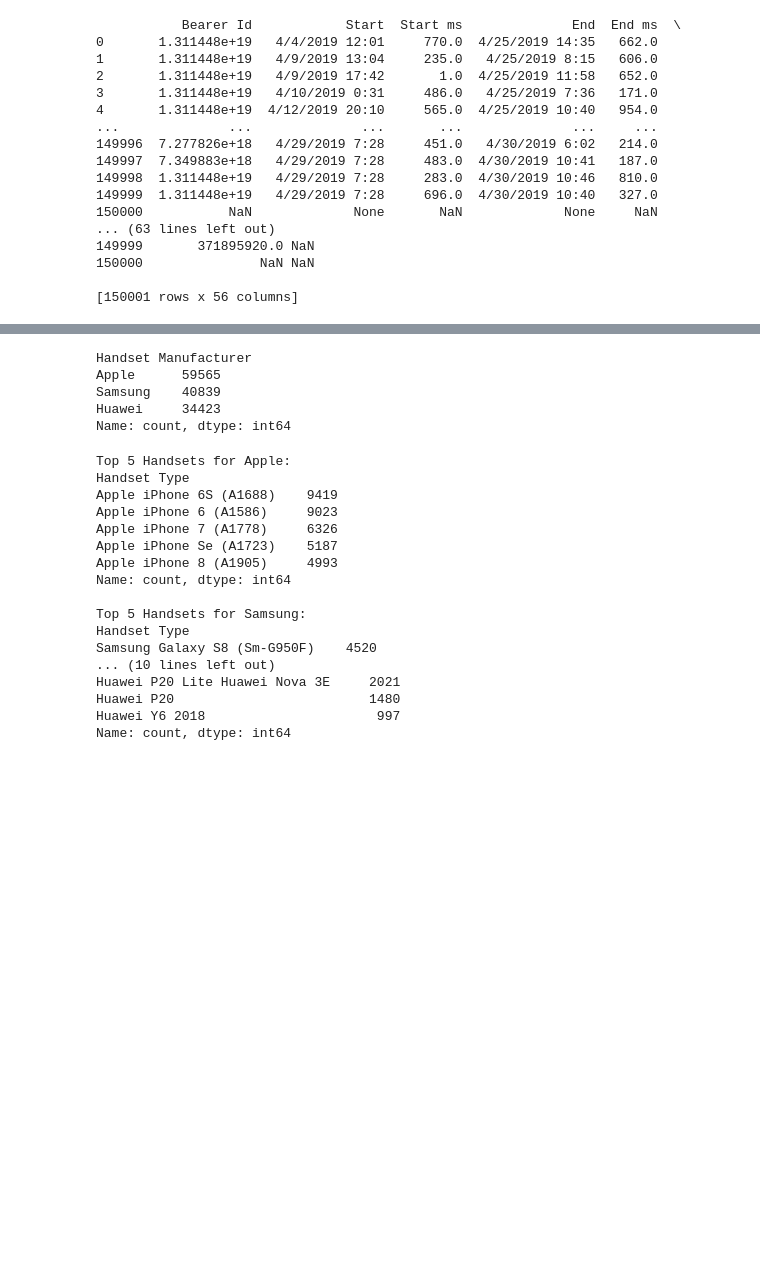
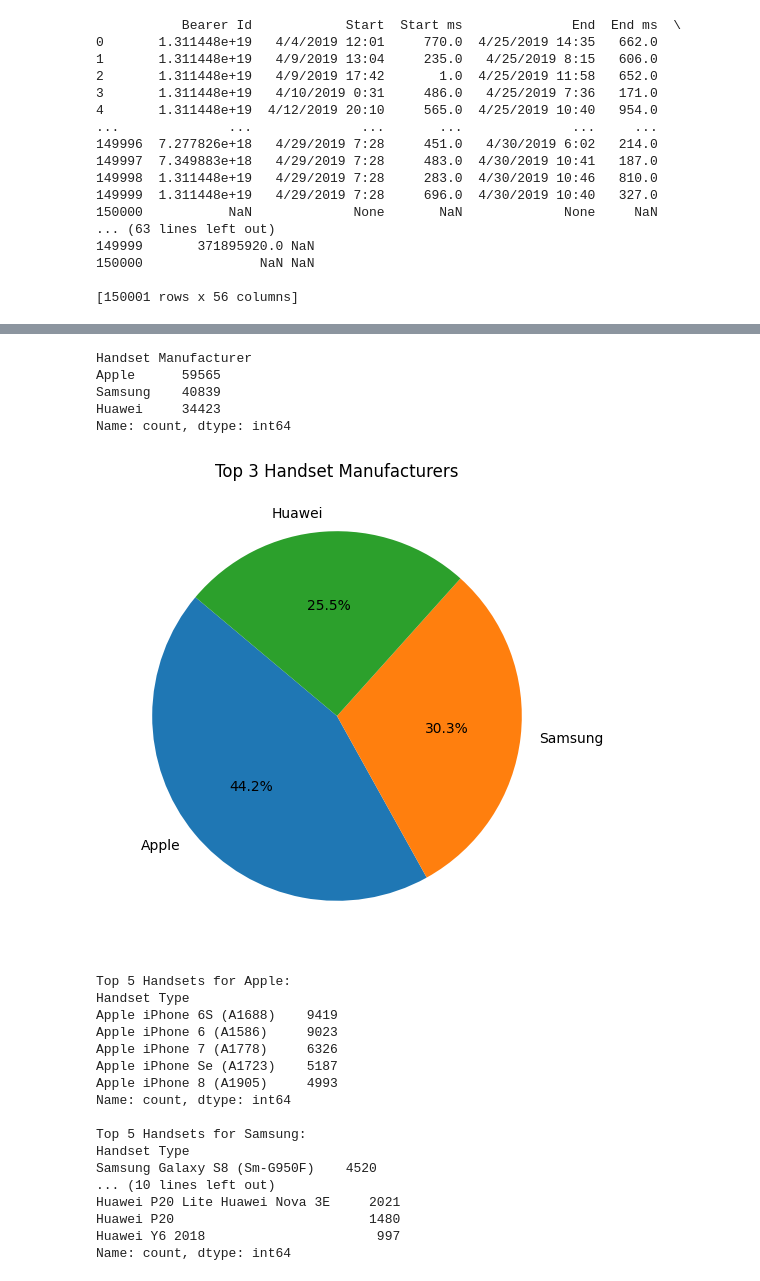
Before and after one commit to misganablue/Telcom_situation_analysis, a Jupyter notebook: notebook/UserOverview_analysis.ipynb, the cells around one changed output, grey strips where cells are left out. Drawn from its saved outputs; the diff is of its cells as text; code cells hidden in the pictures; blank space fills up the shorter version.

```diff
--- a/notebook/UserOverview_analysis.ipynb
+++ b/notebook/UserOverview_analysis.ipynb
@@ -118,11 +193,18 @@ Name: count, dtype: int64
 # %%
 # Top 10 handsets by manufacturer
 top_handset_manufacturers = df['Handset Manufacturer'].value_counts().head(3)
 print(top_handset_manufacturers)
+
+# Plotting the pie chart
+plt.figure(figsize=(8, 6))
+plt.pie(top_handset_manufacturers, labels=top_handset_manufacturers.index, autopct='%1.1f%%', startangle=140)
+plt.title('Top 3 Handset Manufacturers')
+plt.show()
 # %% [output]
 Handset Manufacturer
 Apple      59565
 Samsung    40839
 Huawei     34423
 Name: count, dtype: int64
+[figure, added]
 # %%
```
Also changed, not shown: parts of 17 cells of this notebook, 4 other files.
